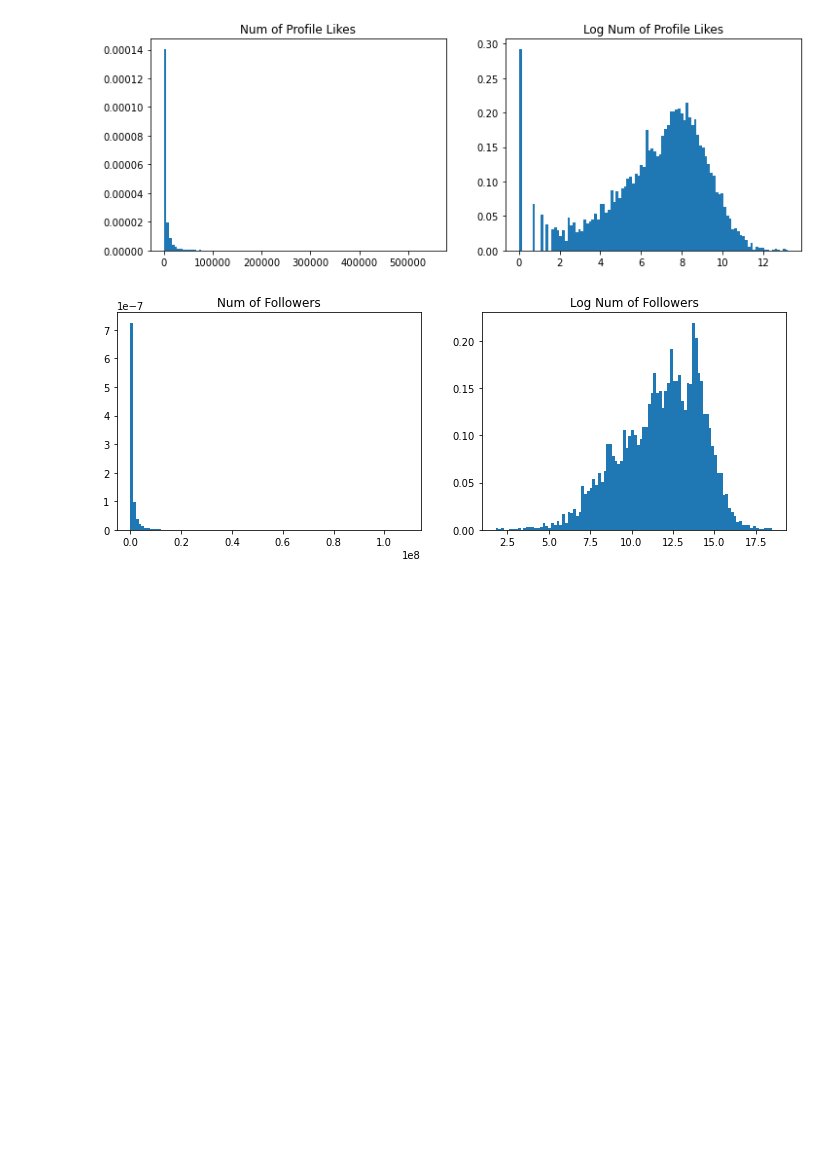
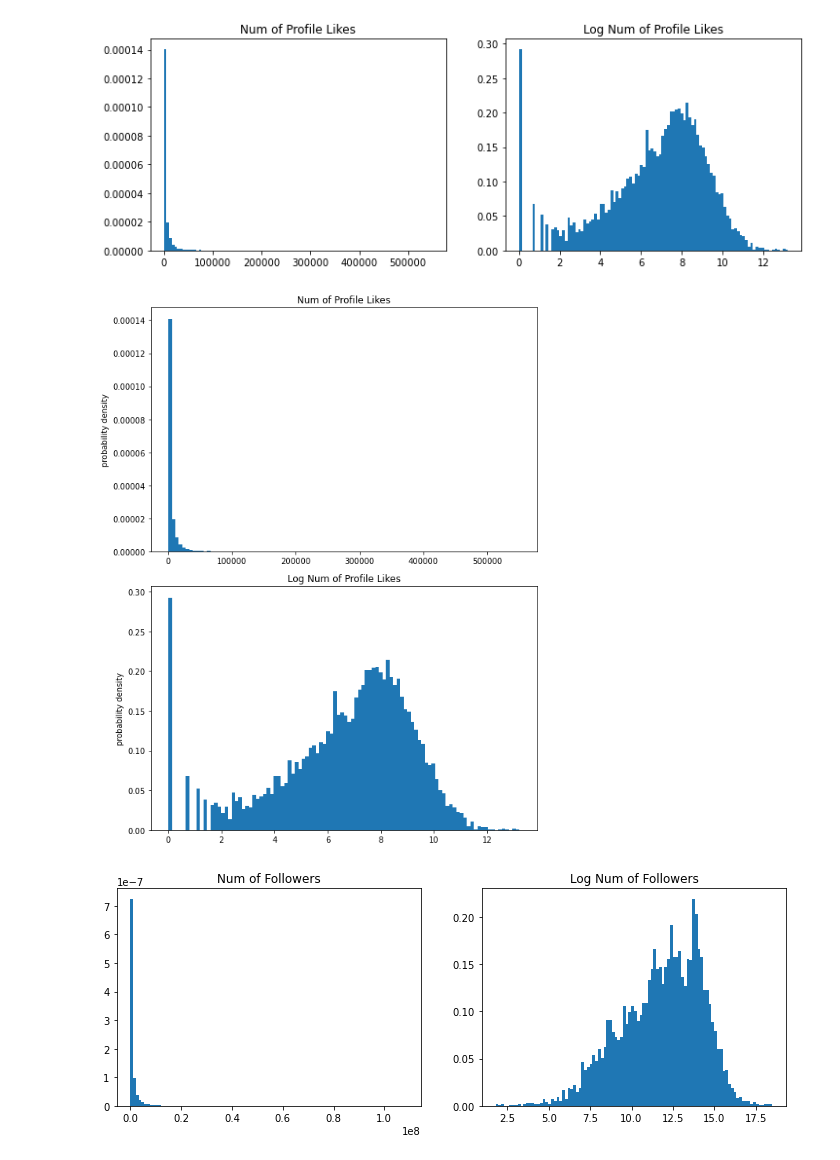
Before and after one commit to pierreyanni/likes, a Jupyter notebook: data_exploration_report.ipynb, the cells around one changed output. Saved outputs shown, nothing was run; the diff lists cells and outputs as text; code cells hidden in the pictures; blank space fills up the shorter version.

```diff
--- a/data_exploration_report.ipynb
+++ b/data_exploration_report.ipynb
@@ -83,6 +83,28 @@ def plot_log(feature, save=False):
 plot_log('Num of Profile Likes', 'profile_likes')
 # %% [output]
 [figure]
+# %%
+# target
+
+def plot_log_vertical(feature, save=False):
+
+    fig, ax = plt.subplots(2, 1, figsize=(8, 10))
+
+    ax[0].hist(df[feature], density=True, bins=100)
+    ax[0].set_ylabel('probability density')
+    ax[0].set_title(feature)
+
+    ax[1].hist(np.log1p(df[feature]), density=True, bins=100)
+    ax[1].set_ylabel('probability density')
+    ax[1].set_title(f'Log {feature}')
+    plt.tight_layout()
+    if save:
+        plt.savefig('figures/' + save + '.png', dpi=300)
+    plt.show()
+
+plot_log_vertical('Num of Profile Likes', 'profile_likes')
+# %% [output]
+[figure, added]
 # %%
 for feature in ['Num of Followers', 'Num of People Following',
                 'Num of Status Updates', 'Num of Direct Messages',
```
Also changed, not shown: 3 other files.
